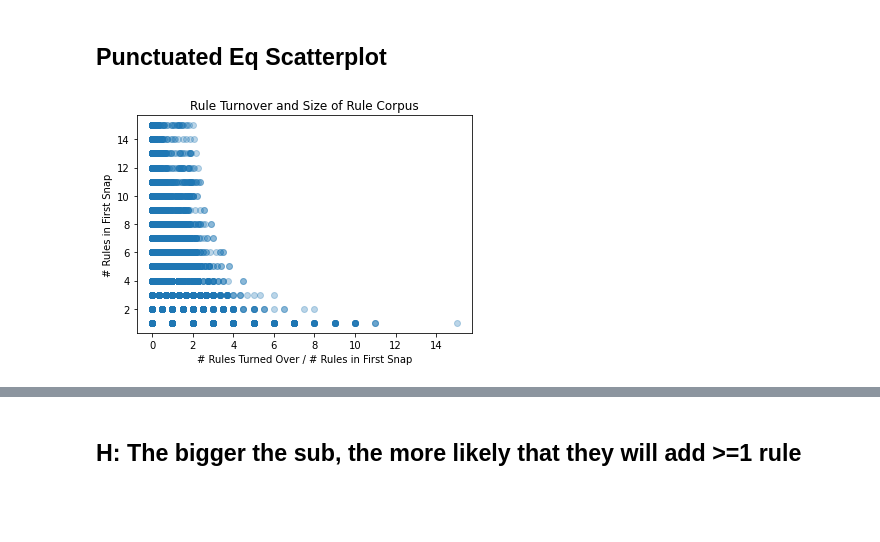
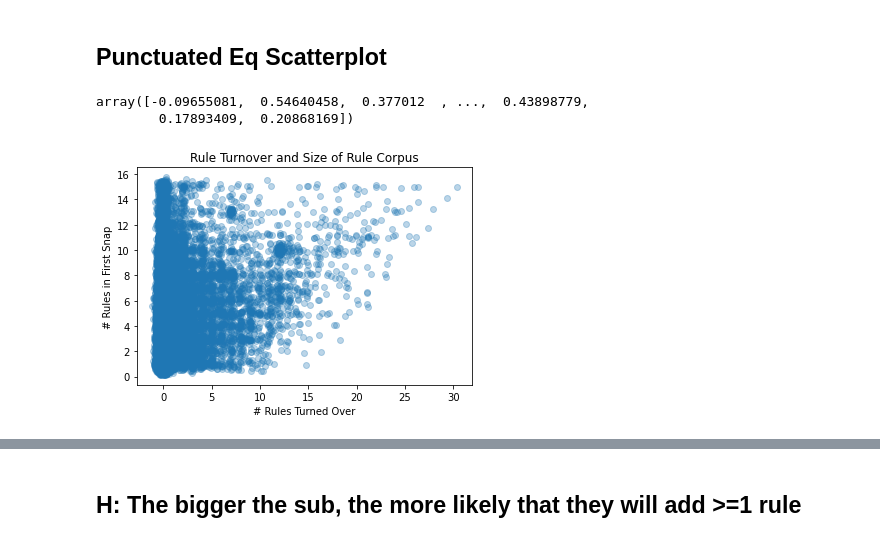
Before and after one commit to nammyk789/reddit-rule-change, a Jupyter notebook: jupyter notebooks/looking_at_seth_data.ipynb, the cells around one changed output, grey strips where cells are left out. Saved outputs shown, nothing was run; the diff lists cells and outputs as text; code cells hidden in the pictures; blank space fills up the shorter version.

```diff
--- a/jupyter notebooks/looking_at_seth_data.ipynb
+++ b/jupyter notebooks/looking_at_seth_data.ipynb
@@ -77,14 +79,20 @@ sub_metadata
+# %%
+np.random.normal(0,0.25,len(sub_metadata))
+# %% [output]
+array([-0.09655081,  0.54640458,  0.377012  , ...,  0.43898779,
+        0.17893409,  0.20868169])
 # %%
-x = np.array((sub_metadata.added + sub_metadata.deleted + sub_metadata.changed)/sub_metadata.rules_1)
-y = np.array(sub_metadata.rules_1)
+std = 0.25
+x = np.array((sub_metadata.added + sub_metadata.deleted + sub_metadata.changed)) + np.random.normal(0, std,len(sub_metadata))
+y = np.array(sub_metadata.rules_1) + np.random.normal(0,std,len(sub_metadata))
 
 # Plot the scatter plot with the calculated area
 plt.scatter(x, y, alpha=0.3)
 
-plt.xlabel("# Rules Turned Over / # Rules in First Snap")
+plt.xlabel("# Rules Turned Over")
 plt.ylabel("# Rules in First Snap")
 plt.title("Rule Turnover and Size of Rule Corpus")
 
 plt.show()
 # %% [output]
-[figure, old version]
+[figure, new version]
```
Also changed, not shown: parts of 7 cells of this notebook, 1 other file.
